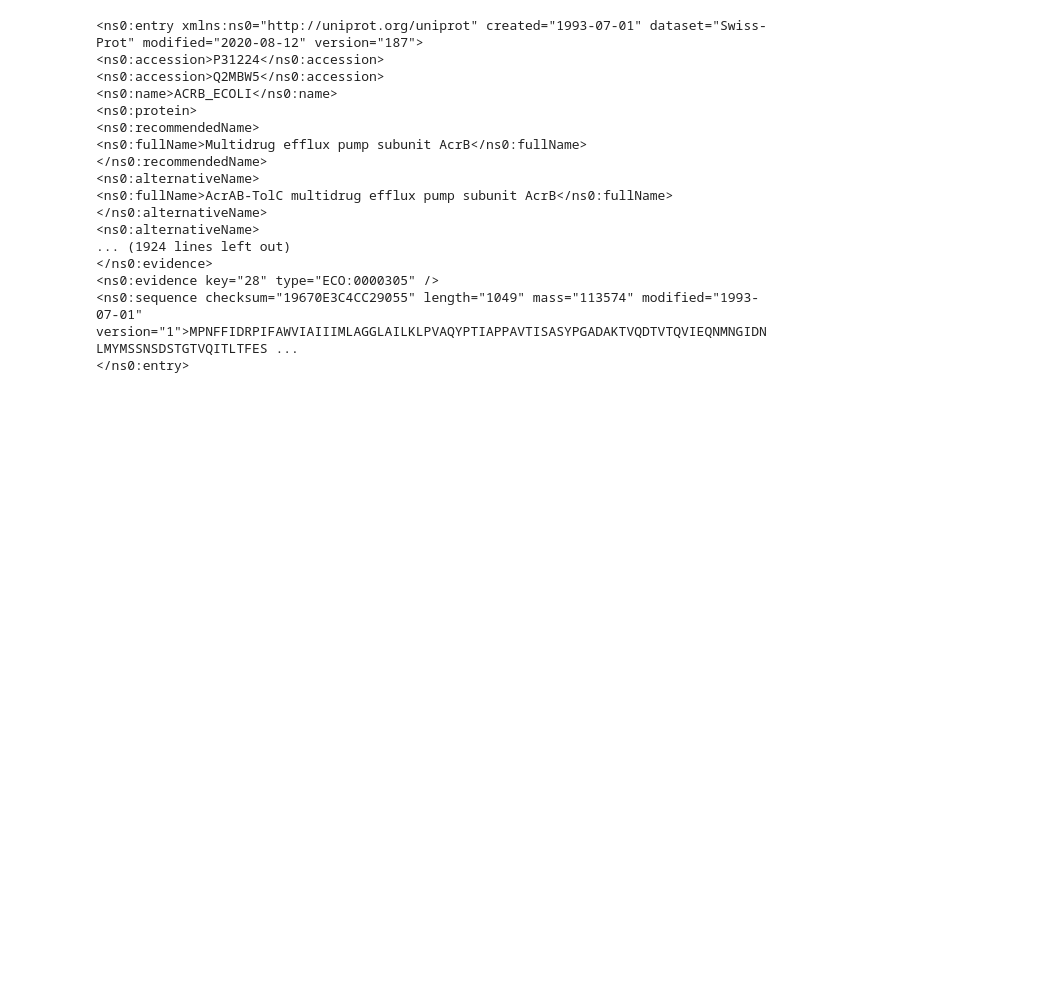
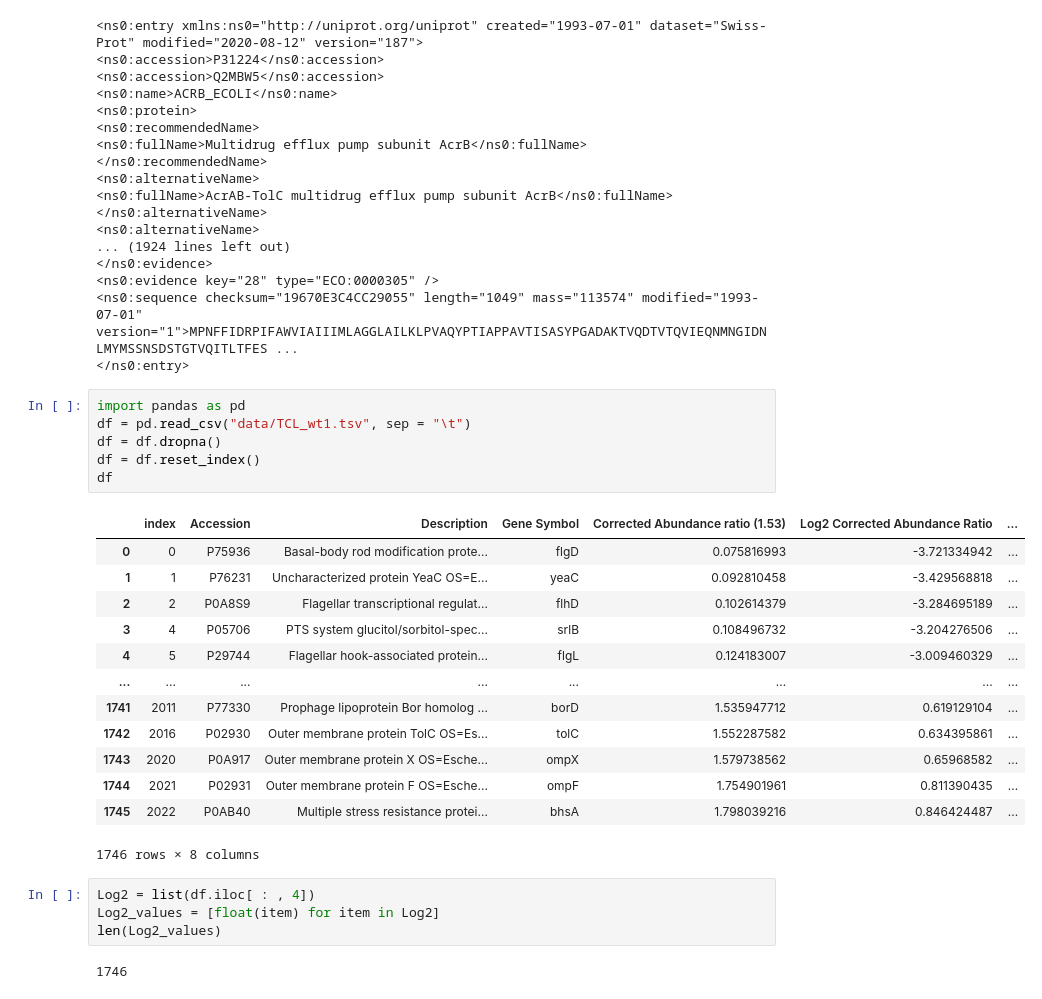
Before and after one commit to pierrick97/tp-proteomics, a Jupyter notebook: analyse_bioinfo.ipynb, the cells around one changed output. Cells and saved outputs as stored; diff of their text form; blank space fills up the shorter version.

```diff
--- a/analyse_bioinfo.ipynb
+++ b/analyse_bioinfo.ipynb
@@ -72,3 +72,29 @@ for entry in proteins:
 <ns0:evidence key="28" type="ECO:0000305" />
 <ns0:sequence checksum="19670E3C4CC29055" length="1049" mass="113574" modified="1993-07-01" version="1">MPNFFIDRPIFAWVIAIIIMLAGGLAILKLPVAQYPTIAPPAVTISASYPGADAKTVQDTVTQVIEQNMNGIDNLMYMSSNSDSTGTVQITLTFES ...
 </ns0:entry>
+# %%
+import pandas as pd
+df = pd.read_csv("data/TCL_wt1.tsv", sep = "\t")
+df = df.dropna()
+df = df.reset_index()
+df
+# %% [output]
+|  | index | Accession | Description | Gene Symbol | Corrected Abundance ratio (1.53) | Log2 Corrected Abundance Ratio | ... |
+| 0 | 0 | P75936 | Basal-body rod modification prote... | flgD | 0.075816993 | -3.721334942 | ... |
+| 1 | 1 | P76231 | Uncharacterized protein YeaC OS=E... | yeaC | 0.092810458 | -3.429568818 | ... |
+| 2 | 2 | P0A8S9 | Flagellar transcriptional regulat... | flhD | 0.102614379 | -3.284695189 | ... |
+| 3 | 4 | P05706 | PTS system glucitol/sorbitol-spec... | srlB | 0.108496732 | -3.204276506 | ... |
+| 4 | 5 | P29744 | Flagellar hook-associated protein... | flgL | 0.124183007 | -3.009460329 | ... |
+| ... | ... | ... | ... | ... | ... | ... | ... |
+| 1741 | 2011 | P77330 | Prophage lipoprotein Bor homolog ... | borD | 1.535947712 | 0.619129104 | ... |
+| 1742 | 2016 | P02930 | Outer membrane protein TolC OS=Es... | tolC | 1.552287582 | 0.634395861 | ... |
+| 1743 | 2020 | P0A917 | Outer membrane protein X OS=Esche... | ompX | 1.579738562 | 0.65968582 | ... |
+| 1744 | 2021 | P02931 | Outer membrane protein F OS=Esche... | ompF | 1.754901961 | 0.811390435 | ... |
+| 1745 | 2022 | P0AB40 | Multiple stress resistance protei... | bhsA | 1.798039216 | 0.846424487 | ... |
+1746 rows × 8 columns
+# %%
+Log2 = list(df.iloc[ : , 4])
+Log2_values = [float(item) for item in Log2]
+len(Log2_values)
+# %% [output]
+1746
```
Also changed, not shown: parts of 1 cell of this notebook.
